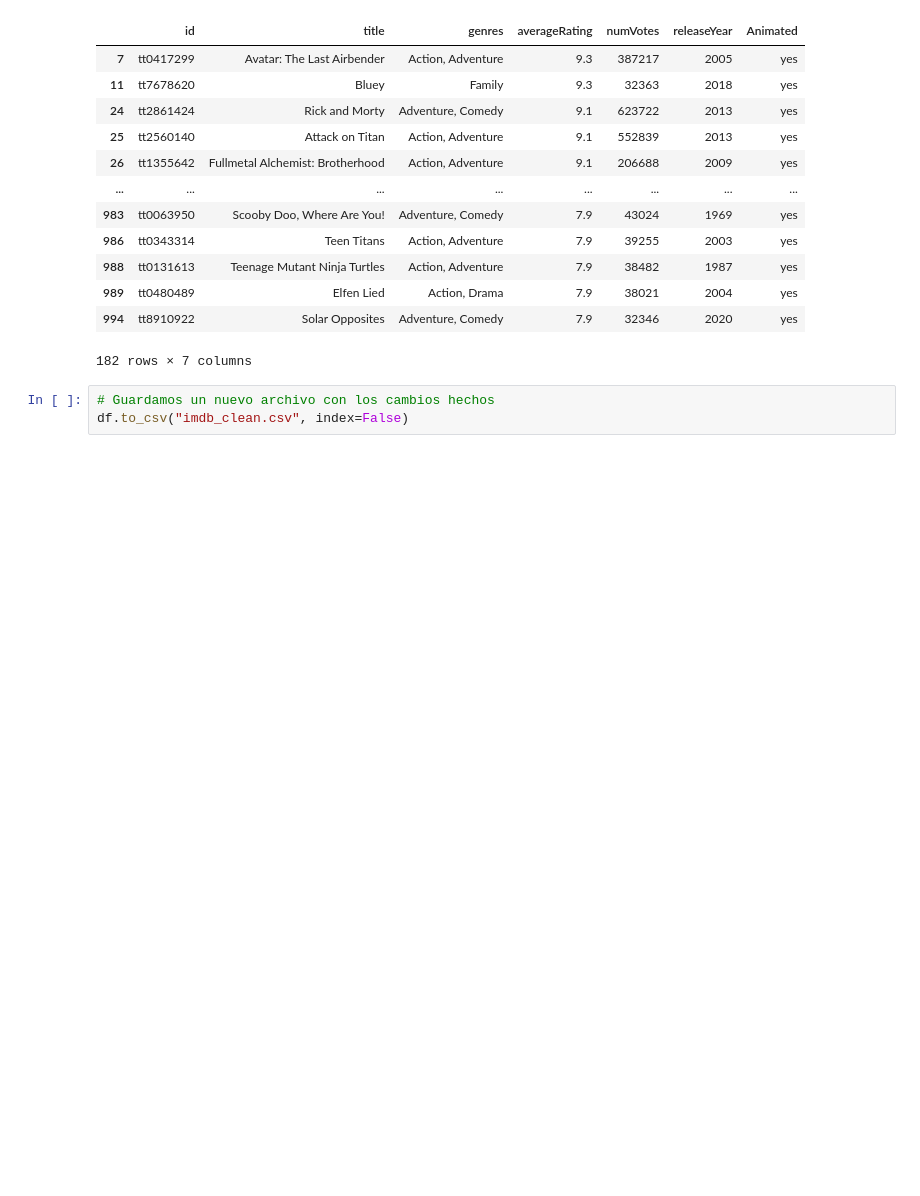
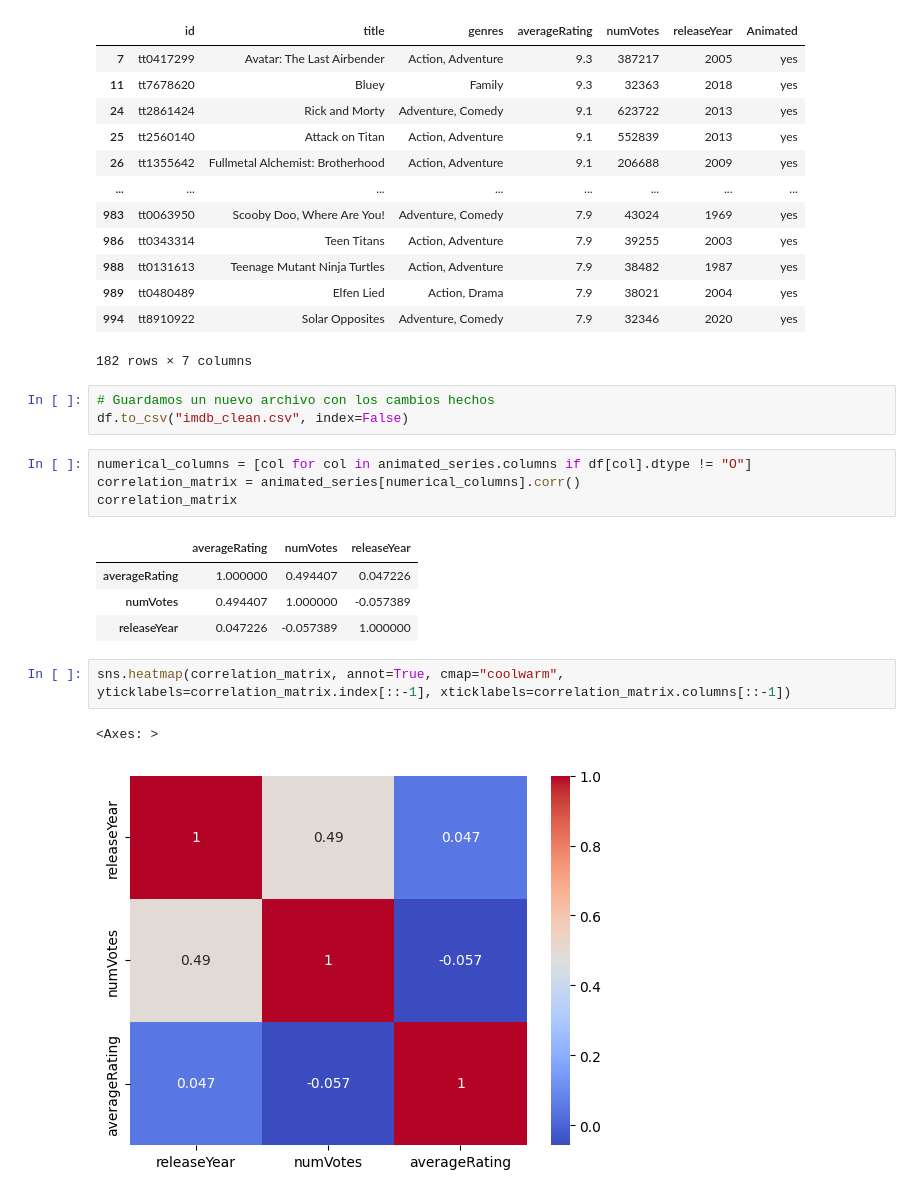
Before and after one commit to Milllll000/arte-anal-tica-final, a Jupyter notebook: Prueba.ipynb, the cells around one changed output. Drawn from its saved outputs; the diff is of its cells as text; blank space fills up the shorter version.

```diff
--- a/Prueba.ipynb
+++ b/Prueba.ipynb
@@ -127,3 +132,17 @@ animated_series
 # %%
 # Guardamos un nuevo archivo con los cambios hechos
 df.to_csv("imdb_clean.csv", index=False)
+# %%
+numerical_columns = [col for col in animated_series.columns if df[col].dtype != "O"]
+correlation_matrix = animated_series[numerical_columns].corr()
+correlation_matrix
+# %% [output]
+|  | averageRating | numVotes | releaseYear |
+| averageRating | 1.000000 | 0.494407 | 0.047226 |
+| numVotes | 0.494407 | 1.000000 | -0.057389 |
+| releaseYear | 0.047226 | -0.057389 | 1.000000 |
+# %%
+sns.heatmap(correlation_matrix, annot=True, cmap="coolwarm", yticklabels=correlation_matrix.index[::-1], xticklabels=correlation_matrix.columns[::-1])
+# %% [output]
+<Axes: >
+[figure, added]
```
Also changed, not shown: parts of 6 cells of this notebook.
